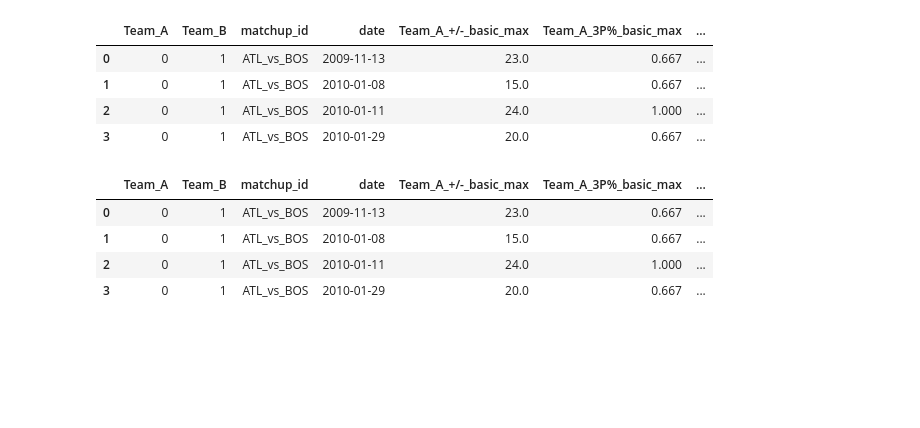
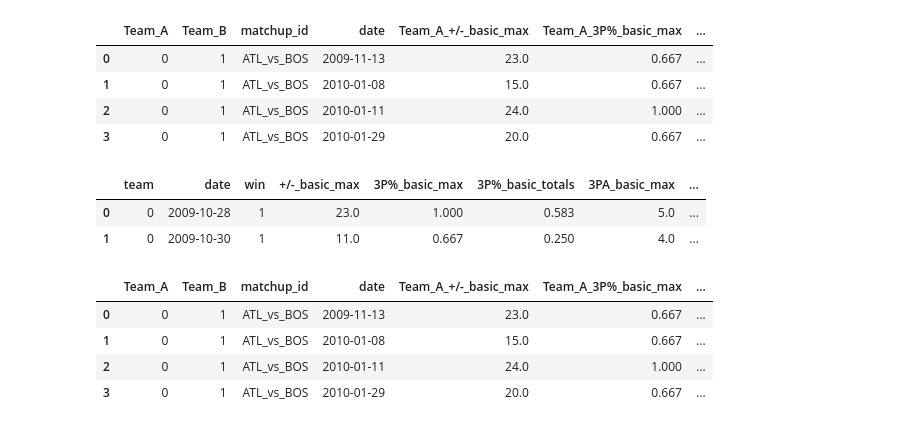
Before and after one commit to sarmad-21/nba_predictive_model, a Jupyter notebook: feature_engineering.ipynb, the cells around one changed output. Drawn from its saved outputs; the diff is of its cells as text; code cells hidden in the pictures; blank space fills up the shorter version.

```diff
--- a/feature_engineering.ipynb
+++ b/feature_engineering.ipynb
@@ -50,6 +50,12 @@ df_b.columns = ['team', 'date', 'win'] + [col.replace('Team_B_', '') for col in
 #print("df_b duplicate columns:", df_b.columns[df_b.columns.duplicated()].tolist())
 
 team_game_log = pd.concat([df_a, df_b], axis=0).sort_values(by=['team', 'date']).reset_index(drop=True)
+# %%
+team_game_log.head(2)
+# %% [output]
+|  | team | date | win | +/-_basic_max | 3P%_basic_max | 3P%_basic_totals | 3PA_basic_max | ... |
+| 0 | 0 | 2009-10-28 | 1 | 23.0 | 1.000 | 0.583 | 5.0 | ... |
+| 1 | 0 | 2009-10-30 | 1 | 11.0 | 0.667 | 0.250 | 4.0 | ... |
 # %%
 df.head(4)
 # %% [output]
```
Also changed, not shown: parts of 11 cells of this notebook.
